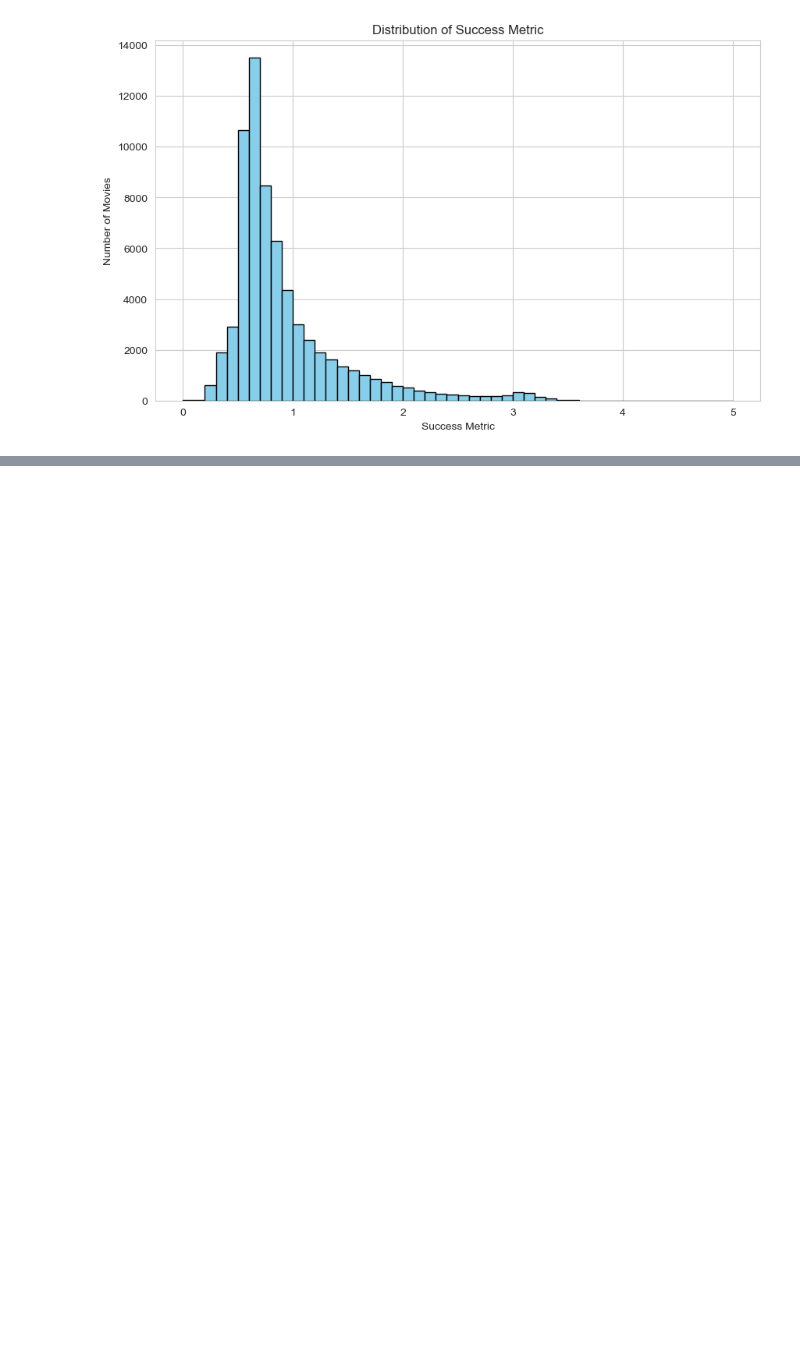
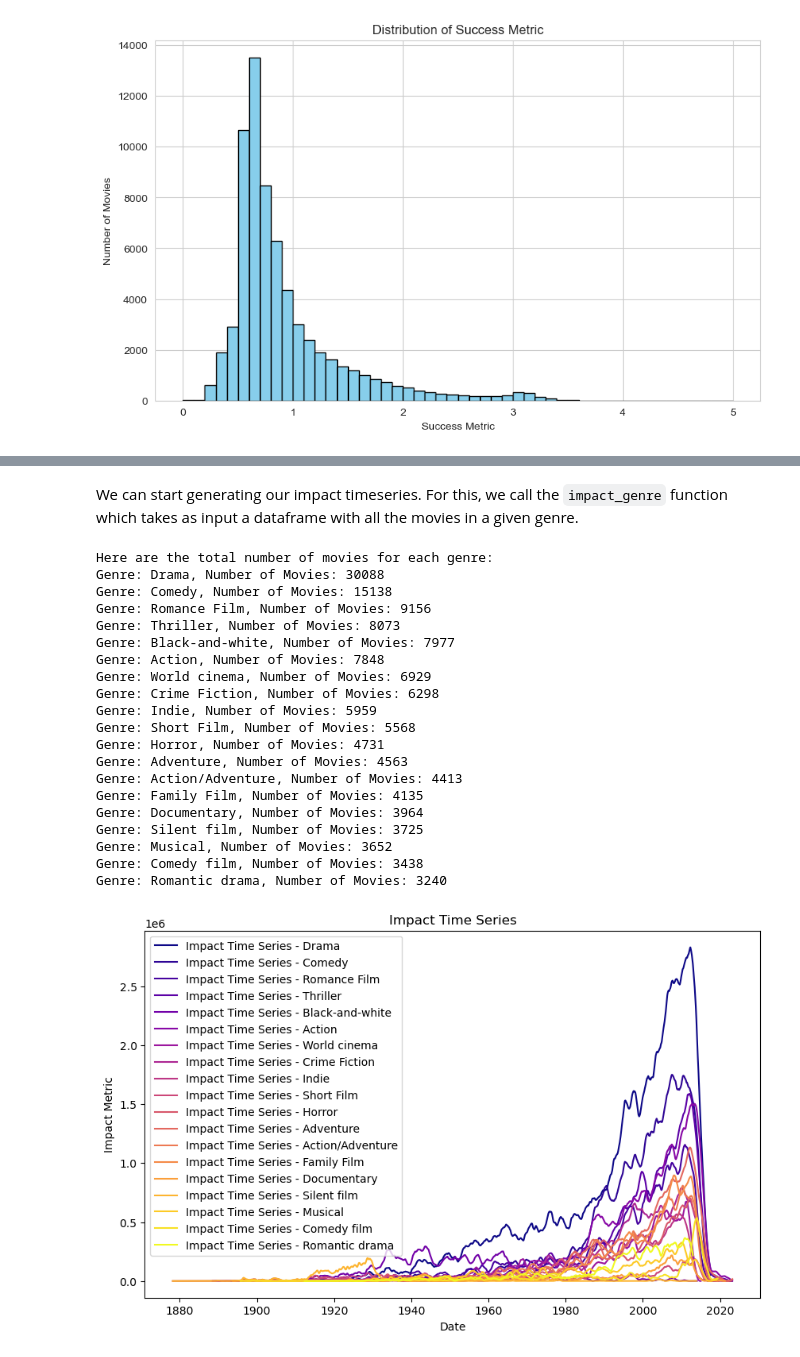
Before and after one commit to epfl-ada/ada-2024-project-gear5, a Jupyter notebook: results.ipynb, the cells around one changed output, grey strips where cells are left out. Saved outputs shown, nothing was run; the diff lists cells and outputs as text; code cells hidden in the pictures; blank space fills up the shorter version.

Commit message:
timeseries creation correct merge

```diff
--- a/results.ipynb
+++ b/results.ipynb
@@ -627,0 +632,4 @@ data_box_office.to_pickle('./data/Success_Metric.pkl')
+# %%
+# We read the saved data. Allows to start running the notebook from here
+success_df = pd.read_pickle('./data/Success_Metric.pkl')
+success_df.head()
@@ -627,0 +645,4 @@ data_box_office.to_pickle('./data/Success_Metric.pkl')
+# %%
+success_df = success_df[["combined_release_date", "movie_genres_final", "success_score"]]
+success_df = success_df.explode('movie_genres_final')
+success_df.head()
@@ -627,0 +651,5 @@ data_box_office.to_pickle('./data/Success_Metric.pkl')
+# %%
+genre_counts = success_df['movie_genres_final'].value_counts()
+genres_to_keep = genre_counts[genre_counts > 3000].index
+success_filtered_df = success_df[success_df['movie_genres_final'].isin(genres_to_keep)]
+success_filtered_df.head()
@@ -627,0 +663,51 @@ data_box_office.to_pickle('./data/Success_Metric.pkl')
+# %% [markdown]
+We can start generating our impact timeseries. For this, we call the `impact_genre` function which takes as input a dataframe with all the movies in a given genre.
+# %%
+from src.models.Impact import impact_genre
+import matplotlib.cm as cm
+
+success_df_by_genre = {}
+impact_timeseries_by_genre = {}
+
+cmap = cm.get_cmap("plasma", len(genres_to_keep))
+genre_colors = {genre: cmap(i) for i, genre in enumerate(genres_to_keep)}
+
+for genre in genres_to_keep:
+    success_df_by_genre[genre] = success_filtered_df[success_filtered_df['movie_genres_final'] == genre]
+
+print("Here are the total number of movies for each genre:")
+
+plt.figure(figsize=(10, 6))
+for genre, genre_df in success_df_by_genre.items():
+    print(f"Genre: {genre}, Number of Movies: {len(genre_df)}")
+    impact_timeseries_by_genre[genre] = impact_genre(genre_df)
+
+    plt.plot(impact_timeseries_by_genre[genre], label=f"Impact Time Series - {genre}", color=genre_colors[genre])
+    plt.title("Impact Time Series")
+    plt.xlabel("Date")
+    plt.ylabel("Impact Metric")
+    plt.legend()
+
+plt.show()
+# %% [output]
+Here are the total number of movies for each genre:
+Genre: Drama, Number of Movies: 30088
+Genre: Comedy, Number of Movies: 15138
+Genre: Romance Film, Number of Movies: 9156
+Genre: Thriller, Number of Movies: 8073
+Genre: Black-and-white, Number of Movies: 7977
+Genre: Action, Number of Movies: 7848
+Genre: World cinema, Number of Movies: 6929
+Genre: Crime Fiction, Number of Movies: 6298
+Genre: Indie, Number of Movies: 5959
+Genre: Short Film, Number of Movies: 5568
+Genre: Horror, Number of Movies: 4731
+Genre: Adventure, Number of Movies: 4563
+Genre: Action/Adventure, Number of Movies: 4413
+Genre: Family Film, Number of Movies: 4135
+Genre: Documentary, Number of Movies: 3964
+Genre: Silent film, Number of Movies: 3725
+Genre: Musical, Number of Movies: 3652
+Genre: Comedy film, Number of Movies: 3438
+Genre: Romantic drama, Number of Movies: 3240
+[figure, added]
```
Also changed, not shown: parts of 6 cells of this notebook.
